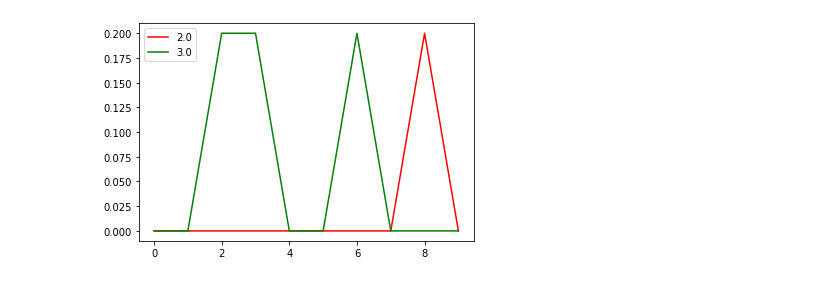
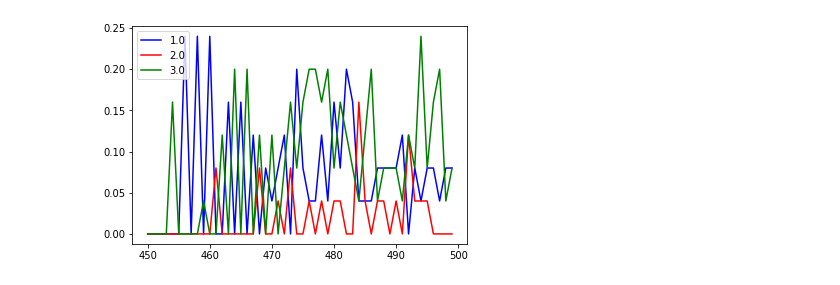
Before and after one commit to hickman-santini/chaos-season, a Jupyter notebook: myfootball.ipynb, the cells around one changed output. Cells and saved outputs as stored; diff of their text form; code cells hidden in the pictures.

```diff
--- a/myfootball.ipynb
+++ b/myfootball.ipynb
@@ -42,9 +45,9 @@ longer.plot_rank_freq()
 # %%
 uu5 = universe(crowd={'inside':3,'side':3,'pmm':3,'truth':1}, p_t=0.55)
-uu5.play(5,10)
+uu5.play(25,50)
 uu5.plot_rank_freq()
 # %% [output]
-[figure, old version]
+[figure, new version]
 # %%
 with_dist = universe(crowd={'pmm':1,'pmp':1,'truth':1}, d_t=random.normal, loc=0.5, scale=0.05)
 with_dist.play(50,100)
```
Also changed, not shown: parts of 9 cells of this notebook, 2 other files.
